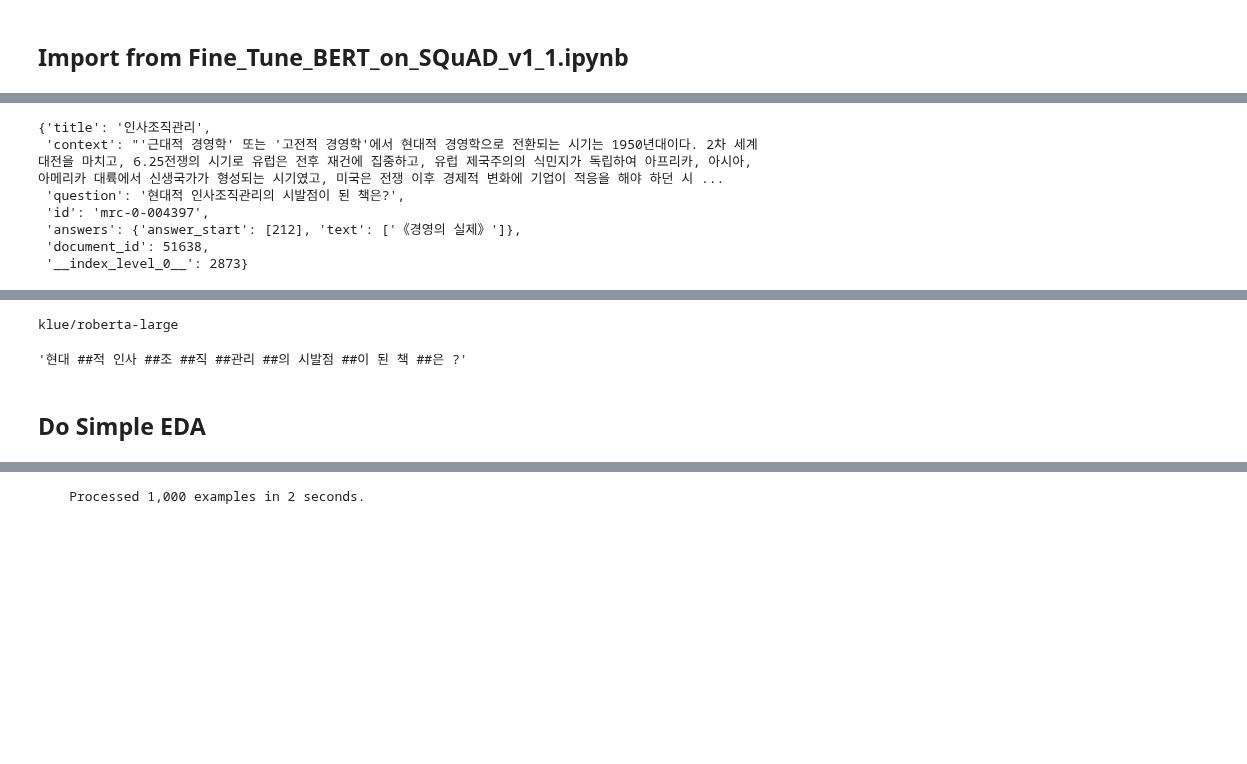
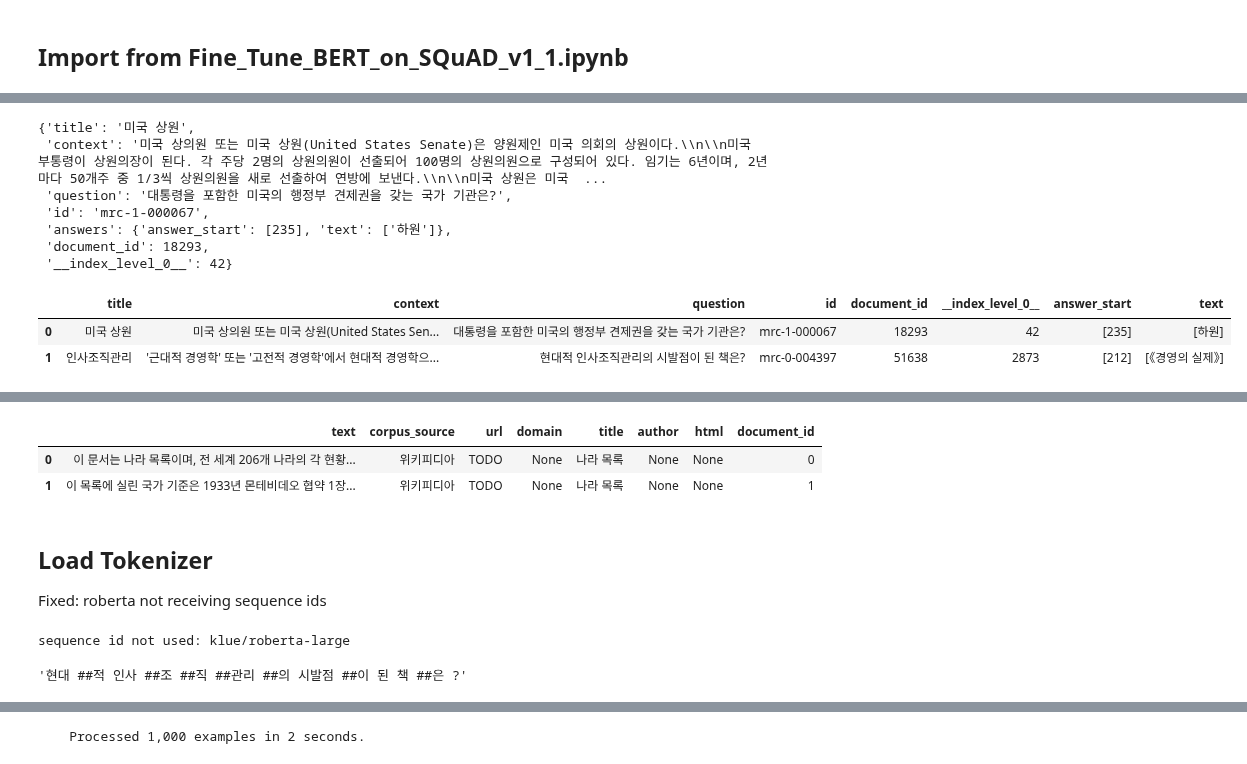
Before and after one commit to boostcampaitech2/mrc-level2-nlp-15, a Jupyter notebook: squad_v1.1.ipynb, the cells around one changed output, grey strips where cells are left out. Saved outputs shown, nothing was run; the diff lists cells and outputs as text; code cells hidden in the pictures; blank space fills up the shorter version.

```diff
--- a/squad_v1.1.ipynb
+++ b/squad_v1.1.ipynb
@@ -120,10 +64,42 @@ vars(train_dataset_from_huggingface)
 # %%
-train_dataset_from_huggingface[1]
+train_dataset_from_huggingface[0]
 # %% [output]
-{'title': '인사조직관리',
- 'context': "'근대적 경영학' 또는 '고전적 경영학'에서 현대적 경영학으로 전환되는 시기는 1950년대이다. 2차 세계대전을 마치고, 6.25전쟁의 시기로 유럽은 전후 재건에 집중하고, 유럽 제국주의의 식민지가 독립하여 아프리카, 아시아, 아메리카 대륙에서 신생국가가 형성되는 시기였고, 미국은 전쟁 이후 경제적 변화에 기업이 적응을 해야 하던 시 ...
- 'question': '현대적 인사조직관리의 시발점이 된 책은?',
- 'id': 'mrc-0-004397',
- 'answers': {'answer_start': [212], 'text': ['《경영의 실제》']},
- 'document_id': 51638,
- '__index_level_0__': 2873}
+{'title': '미국 상원',
+ 'context': '미국 상의원 또는 미국 상원(United States Senate)은 양원제인 미국 의회의 상원이다.\\n\\n미국 부통령이 상원의장이 된다. 각 주당 2명의 상원의원이 선출되어 100명의 상원의원으로 구성되어 있다. 임기는 6년이며, 2년마다 50개주 중 1/3씩 상원의원을 새로 선출하여 연방에 보낸다.\\n\\n미국 상원은 미국  ...
+ 'question': '대통령을 포함한 미국의 행정부 견제권을 갖는 국가 기관은?',
+ 'id': 'mrc-1-000067',
+ 'answers': {'answer_start': [235], 'text': ['하원']},
+ 'document_id': 18293,
+ '__index_level_0__': 42}
+# %%
+import pandas as pd
+import numpy as np
+
+def pull_out_dictionary(df_input: pd.DataFrame):
+    """pull out str `{}` values from the pandas dataframe and shape it as a new column"""
+
+    df = df_input.copy()
+
+    # assign subject_entity and object_entity column values type as dictionary
+    # df["answers"] = df["answers"].apply(lambda x: eval(x))
+
+    df = df.assign(
+        # subject_entity
+        answer_start=lambda x: x["answers"].apply(lambda x: x["answer_start"]),
+        text=lambda x: x["answers"].apply(lambda x: x["text"]),
+    )
+
+    # drop subject_entity and object_entity column
+    df = df.drop(["answers"], axis=1)
+
+    return df
+# %%
+# Converting train and validation dataset to Pandas dataframe for convenience
+train_df = pull_out_dictionary(pd.DataFrame.from_records(datasets['train']))
+val_df = pull_out_dictionary(pd.DataFrame.from_records(datasets['validation']))
+display(train_df.head(2))
+display(val_df.head(2))
+# %% [output]
+|  | title | context | question | id | document_id | __index_level_0__ | answer_start | text |
+| 0 | 미국 상원 | 미국 상의원 또는 미국 상원(United States Sen... | 대통령을 포함한 미국의 행정부 견제권을 갖는 국가 기관은? | mrc-1-000067 | 18293 | 42 | [235] | [하원] |
+| 1 | 인사조직관리 | '근대적 경영학' 또는 '고전적 경영학'에서 현대적 경영학으... | 현대적 인사조직관리의 시발점이 된 책은? | mrc-0-004397 | 51638 | 2873 | [212] | [《경영의 실제》] |
@@ -130,10 +109,32 @@ train_dataset_from_huggingface[1]
+# %%
+import pandas as pd
+import numpy as np
+import json
+
+# load test dataset as dataframe
+with open("/opt/ml/data/wikipedia_documents.json", "r", encoding="utf-8") as reader:
+    input_data = json.load(reader)
+test_df = pd.DataFrame(input_data).T
+test_df.head(2)
+# %% [output]
+|  | text | corpus_source | url | domain | title | author | html | document_id |
+| 0 | 이 문서는 나라 목록이며, 전 세계 206개 나라의 각 현황... | 위키피디아 | TODO | None | 나라 목록 | None | None | 0 |
+| 1 | 이 목록에 실린 국가 기준은 1933년 몬테비데오 협약 1장... | 위키피디아 | TODO | None | 나라 목록 | None | None | 1 |
+# %% [markdown]
+## Load Tokenizer
+Fixed: roberta not receiving sequence ids
 # %%
-from transformers import AutoModel, AutoTokenizer, AutoConfig, AutoModelForSequenceClassification, Trainer, TrainingArguments
+from transformers import AutoModel, AutoTokenizer, AutoConfig
 
-print(model_args.model_name_or_path)
-tokenizer = AutoTokenizer.from_pretrained(model_args.model_name_or_path, model_input_names = ["input_ids", "attention_mask"])
+# load tokenizer and configuration according to the model (ex: klue/roberta-large)
+if "roberta" in model_args.model_name_or_path:
+    tokenizer = AutoTokenizer.from_pretrained(model_args.model_name_or_path, model_input_names = ["input_ids", "attention_mask"])
+    print("sequence id not used:", model_args.model_name_or_path)
+else:
+    tokenizer = AutoTokenizer.from_pretrained(model_args.model_name_or_path)
+    print(model_args.model_name_or_path)
 
 config = AutoConfig.from_pretrained(model_args.model_name_or_path)
 # %% [output]
-klue/roberta-large
+sequence id not used: klue/roberta-large
 # %%
@@ -141,5 +143,3 @@ tokens = tokenizer.tokenize(train_dataset_from_huggingface[1]['question'])
 " ".join(tokens)
 # %% [output]
 '현대 ##적 인사 ##조 ##직 ##관리 ##의 시발점 ##이 된 책 ##은 ?'
-# %% [markdown]
-## Do Simple EDA
```
Also changed, not shown: parts of 15 cells of this notebook.
